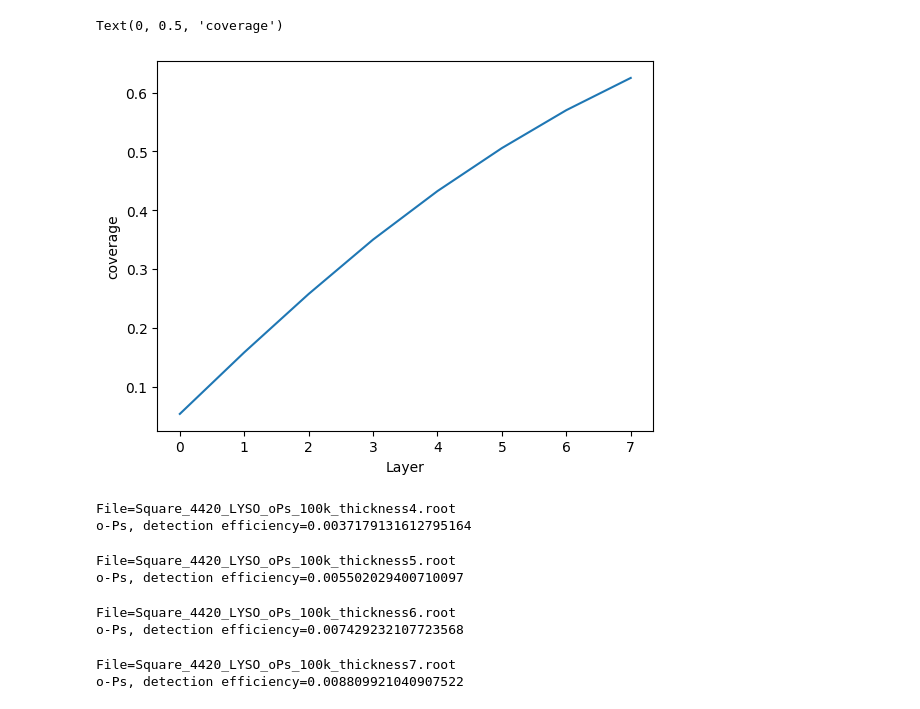
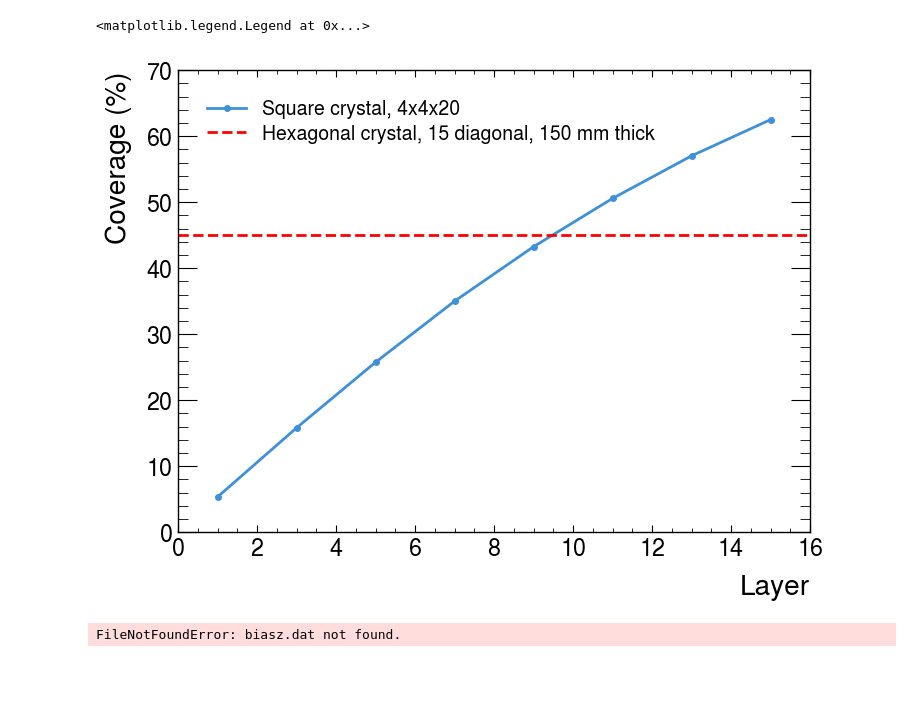
Before and after one commit to keiyinau/Geant4_Flexible, a Jupyter notebook: Geant4/detector_test/solidangle/Analyzer.ipynb, the cells around one changed output. Cells and saved outputs as stored; diff of their text form; code cells hidden in the pictures; blank space fills up the shorter version.

```diff
--- a/Geant4/detector_test/solidangle/Analyzer.ipynb
+++ b/Geant4/detector_test/solidangle/Analyzer.ipynb
@@ -1,29 +1,35 @@
 # %%
 
 import uproot
 import pandas as pd
 import numpy as np
 import matplotlib.pyplot as plt
 from concurrent.futures import ThreadPoolExecutor
+import mplhep as mpl
+
+mpl.style.use('ATLAS')
+
 files=[]
 for i in range(1,8+1):
     filename="Squarecoordinates_thickness"+str(i)+"_solidangle.root"
     files.append(filename)
-
+layers=[1,3,5,7,9,11,13,15]
 efficiencys=[]
 for file_ in files:
     # Load the original ROOT file
     with uproot.open(file_) as file:
         # Extract relevant NTuples
         count = file["Counter"].arrays(library="pd")["EventID"]
-    efficiencys.append(len(count)/1000000)
+    efficiencys.append(len(count)/1000000*100)
 
-plt.plot(efficiencys)
+plt.plot(layers,efficiencys,".-",label="Square crystal, 4x4x20")
+plt.hlines(45.0566,0,16,"r","dashed",label="Hexagonal crystal, 15 diagonal, 150 mm thick")
 plt.xlabel("Layer")
-plt.ylabel("coverage")
+plt.ylabel("Coverage (%)")
+plt.legend()
 # %% [output]
-Text(0, 0.5, 'coverage')
+<matplotlib.legend.Legend at 0x...>
-[figure, old version]
+[figure, new version]
 # %%
 import uproot
 import pandas as pd
@@ -124,11 +130,4 @@ for file_ in files:
     print(f"File={file_}")
     print(f"o-Ps, detection efficiency={efficiency}")
 # %% [output]
-File=Square_4420_LYSO_oPs_100k_thickness4.root
-o-Ps, detection efficiency=0.0037179131612795164
+FileNotFoundError: biasz.dat not found.
-File=Square_4420_LYSO_oPs_100k_thickness5.root
-o-Ps, detection efficiency=0.005502029400710097
-File=Square_4420_LYSO_oPs_100k_thickness6.root
-o-Ps, detection efficiency=0.007429232107723568
-File=Square_4420_LYSO_oPs_100k_thickness7.root
-o-Ps, detection efficiency=0.008809921040907522
```
Also changed, not shown: 3 other files.
